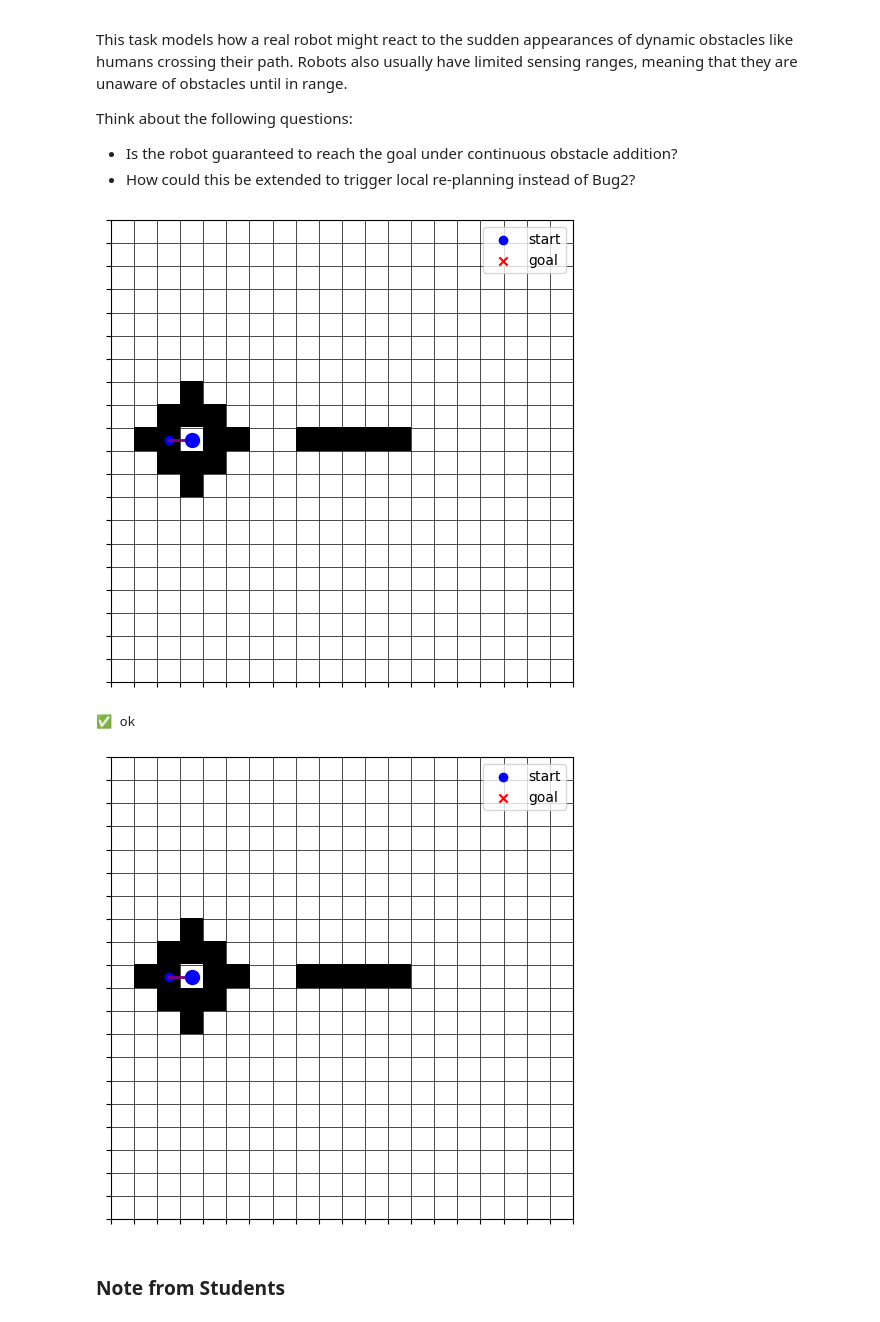
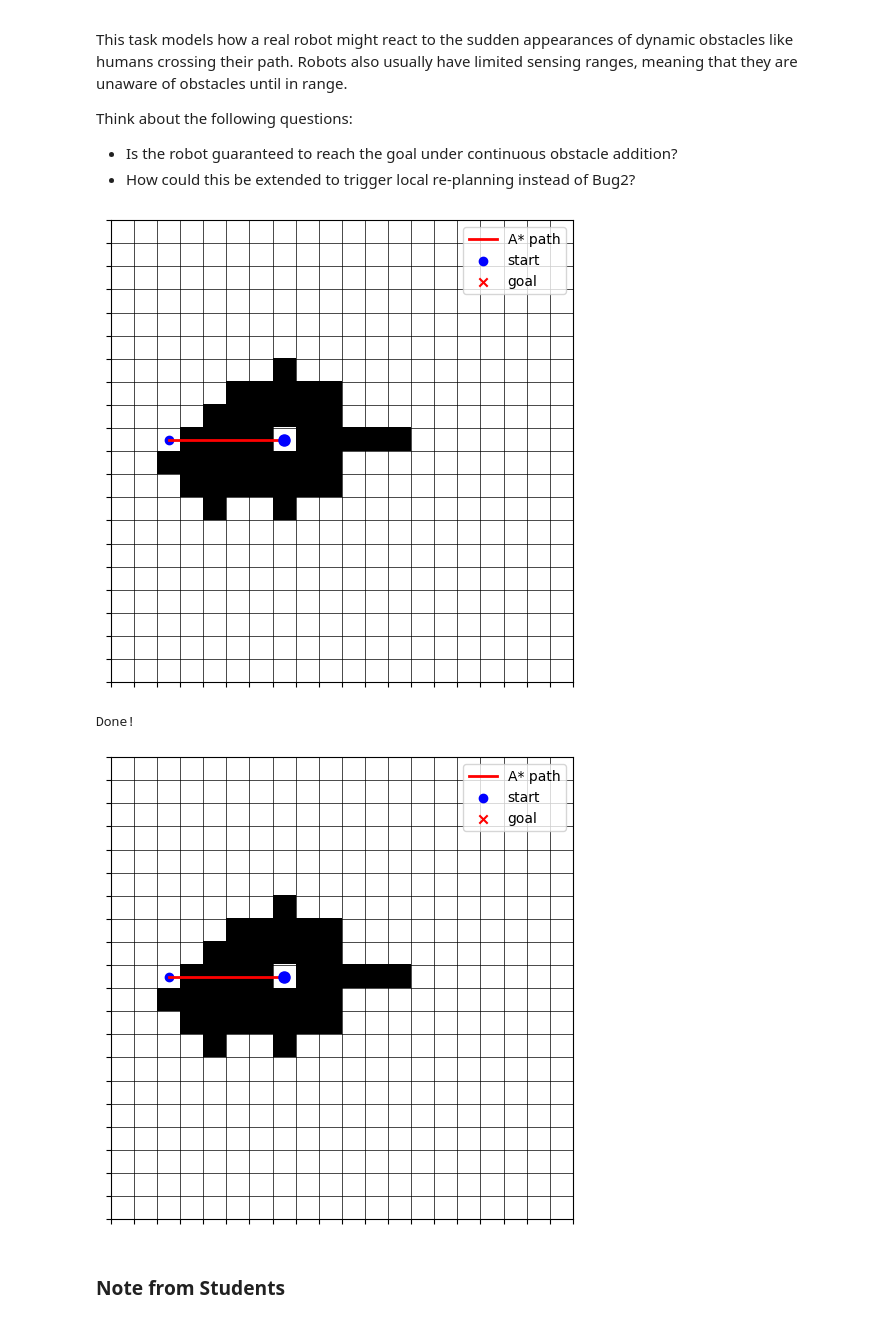
Before and after one commit to Kyotun/Robotics, a Jupyter notebook: robotics-exercise3/exercise3_461047_450357_433351.ipynb, the cells around one changed output. Saved outputs shown, nothing was run; the diff lists cells and outputs as text; code cells hidden in the pictures.

```diff
--- a/robotics-exercise3/exercise3_461047_450357_433351.ipynb
+++ b/robotics-exercise3/exercise3_461047_450357_433351.ipynb
@@ -55,8 +55,8 @@ In the following tasks you will need to create a path planning environment using
 Create your own 2D environment and visualisation function here. You can build on your previously developed tools.
 # %%
 # 1) Environment creation
-NEIGHBORS4 = [(1,0), (0,1), (-1,0), (0,-1)]
-NEIGHBORS8 = [(-1,0),(1,0),(0,-1),(0,1),(-1,-1),(-1,1),(1,-1),(1,1)]
+NEIGHBORS4 = [(1,0), (-1,0), (0,1), (0,-1)]
+NEIGHBORS8 = NEIGHBORS4 + [(1,1), (1,-1), (-1,1), (-1,-1)]
 def create_environment():
     bounds = (0, 10, 0, 10)
     obstacles = [
@@ -258,9 +270,10 @@ def add_polygon_obstacle_to_grid(gridmap: GridMap, polygon: Polygon, origin=(0,
 # %%
 # Create a grid map 5m x 5m area
 # Create a 5m x 5m grid at 0.1m resolution => 50x50 cells
+from shapely.prepared import prep
 res = 0.1
 width, height = int(5.0/res), int(5.0/res)
-grid = GridMap(width=width, height=height, resolution=res, origin=(0.0,0.0))
+grid = GridMap(width=width, height=height, resolution=res)
 
 # Define polygonal obstacles
 square = Polygon([(2.0, 2.0), (2.5, 2.0), (2.5, 2.5), (2.0, 2.5)])
@@ -270,6 +283,7 @@ l_shape = Polygon([(3.0, 3.0), (4.0, 3.0), (4.0, 3.5), (3.5, 3.5), (3.5, 4.0), (
 # Add them to the grid
 # Rasterize obstacles
 for poly in (square, triangle, l_shape):
+    # Add inflated polygon logic if necessary later
     add_polygon_obstacle_to_grid(grid, poly)
 
 # Visualize the resulting grid
@@ -572,10 +499,0 @@ def simulate_path_following(gridmap, path, delay=0.2):
-# %%
-# Reuse map, start, goal, and A* path from Task 2
-start = (2, 10)
-goal = (17, 10)
-
-#compute the path
-path = astar(grid, start, goal)
-
-#simulate the path
-simulate_path_following(grid, path, delay=0.1)
@@ -908,43 +818,44 @@ def reactive_path_following_with_dynamic_obstacles(gridmap, true_map, path,
 # %%
 # Grid known to the planner (same as before)
 #Add your code here
 grid = GridMap(width=20, height=20, resolution=1)
 
 # Global path from Task 2
 start = (2, 10)
 goal = (17, 10)
 path = astar(grid, start, goal)
 
 # True map (no dynamic obstacles yet)
 #Add your code here
 true_map = GridMap(width=20, height=20, resolution=1)
 for x in range(grid.width):
     for y in range(grid.height):
         if not grid.is_free(x, y):
             true_map.set_obstacle(x, y)
 
 for x in range(8, 13):
      true_map.set_obstacle(x, 10)
 
 
 # Run with dynamic events
-#Add your code here
 executed_trajectory = reactive_path_following_with_dynamic_obstacles(
-     gridmap=grid,
-     true_map=true_map,
-     path=path,
-     delay=0.1  # change to 0 for no animation
+    gridmap = grid,
+    true_map = true_map,
+    path = path,
+    delay = 0.1,     # slower → clearer animation
+    spawn_p = 0.35,  # higher prob → busier scene
+    spawn_r = 3      # bigger pop-up obstacles
 )
 
-simulate_path_following (
-    gridmap=true_map,
-    path=executed_trajectory,
-    delay=0.1
+simulate_path_following(
+    gridmap = true_map,
+    path    = executed_trajectory,
+    delay   = 0.05
 )
 # %% [output]
-[figure, old version]
+[figure, new version]
-✅ ok
+Done!
-[figure, old version]
+[figure, new version]
 # %% [markdown]
 ### Note from Students
 # %% [markdown]
```
Also changed, not shown: parts of 14 cells of this notebook.
